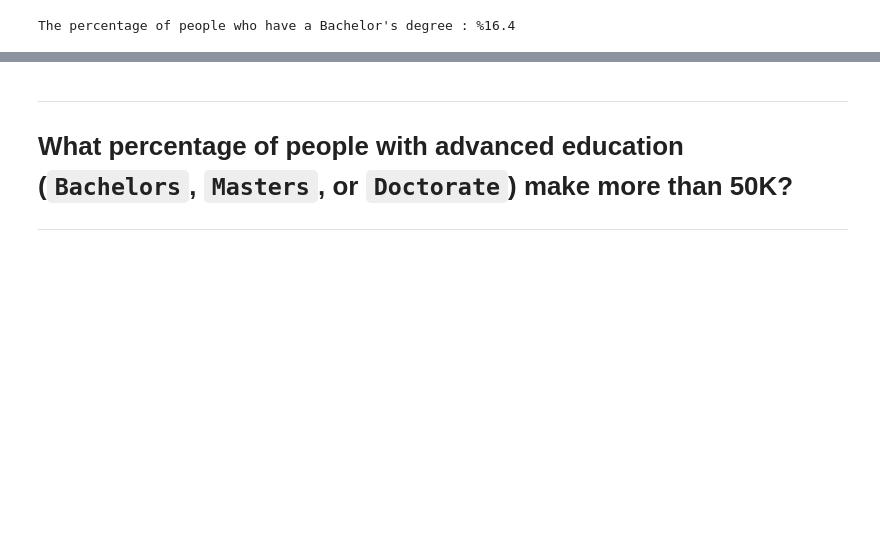
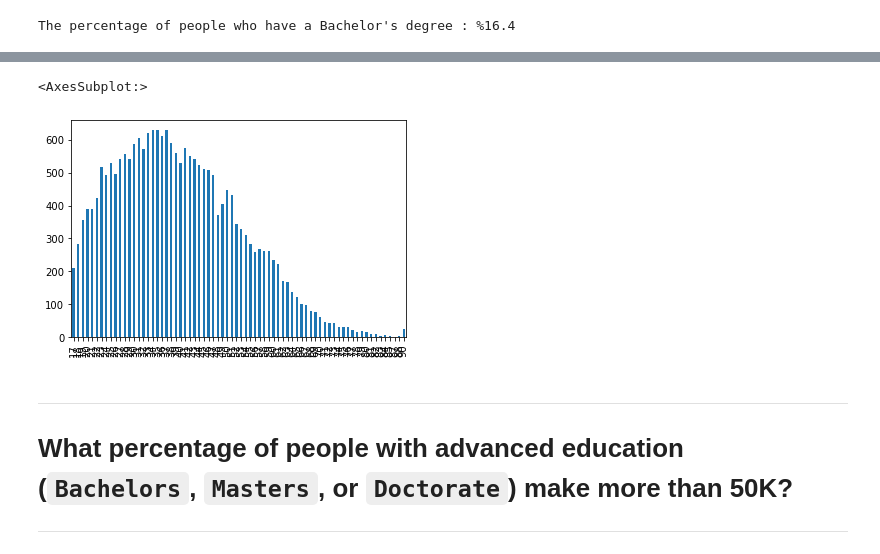
Before and after one commit to yasir5008/DS_-_ITF_Just_Working_Directory, a Jupyter notebook: DS_projects/DS_projects/DAwPy-EDA Project- (Analyze US Citizens)-Student.ipynb, the cells around one changed output, grey strips where cells are left out. Saved outputs shown, nothing was run; the diff lists cells and outputs as text; code cells hidden in the pictures; blank space fills up the shorter version.

```diff
--- a/DS_projects/DS_projects/DAwPy-EDA Project- (Analyze US Citizens)-Student.ipynb
+++ b/DS_projects/DS_projects/DAwPy-EDA Project- (Analyze US Citizens)-Student.ipynb
@@ -582,3 +658,8 @@ The percentage of people who have a Bachelor's degree : %16.4
+# %%
+df.loc[df['sex'] == 'Male', 'age'].value_counts().sort_index().plot.bar()
+# %% [output]
+<AxesSubplot:>
+[figure, added]
 # %% [markdown]
 ---
 # What percentage of people with advanced education (`Bachelors`, `Masters`, or `Doctorate`) make more than 50K?
```
Also changed, not shown: parts of 79 cells of this notebook.
